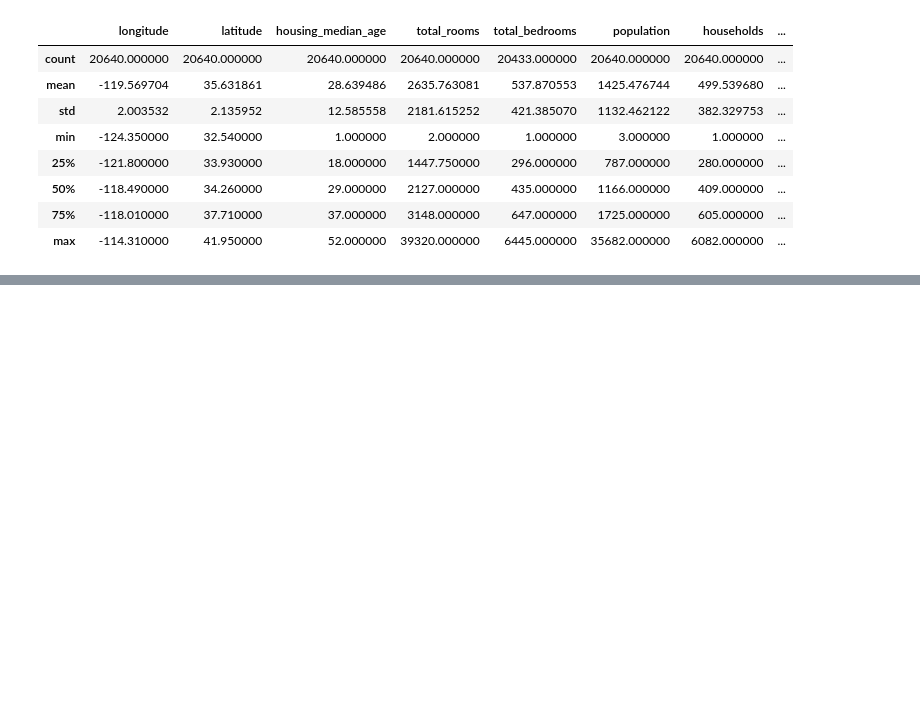
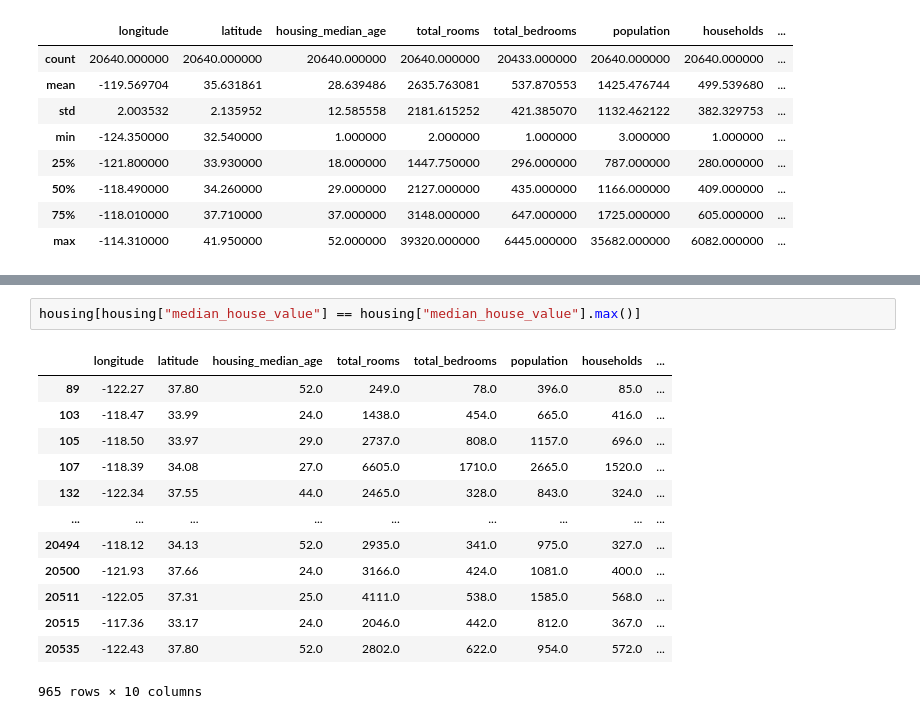
Before and after one commit to Mahnoor-Asad-Khan/day06-08--machine-learning-workflow, a Jupyter notebook: pandas_foundations.ipynb, the cells around one changed output, grey strips where cells are left out. Saved outputs shown, nothing was run; the diff lists cells and outputs as text; blank space fills up the shorter version.

```diff
--- a/pandas_foundations.ipynb
+++ b/pandas_foundations.ipynb
@@ -114,0 +247,16 @@ housing.describe()
+# %%
+housing[housing["median_house_value"] == housing["median_house_value"].max()]
+# %% [output]
+|  | longitude | latitude | housing_median_age | total_rooms | total_bedrooms | population | households | ... |
+| 89 | -122.27 | 37.80 | 52.0 | 249.0 | 78.0 | 396.0 | 85.0 | ... |
+| 103 | -118.47 | 33.99 | 24.0 | 1438.0 | 454.0 | 665.0 | 416.0 | ... |
+| 105 | -118.50 | 33.97 | 29.0 | 2737.0 | 808.0 | 1157.0 | 696.0 | ... |
+| 107 | -118.39 | 34.08 | 27.0 | 6605.0 | 1710.0 | 2665.0 | 1520.0 | ... |
+| 132 | -122.34 | 37.55 | 44.0 | 2465.0 | 328.0 | 843.0 | 324.0 | ... |
+| ... | ... | ... | ... | ... | ... | ... | ... | ... |
+| 20494 | -118.12 | 34.13 | 52.0 | 2935.0 | 341.0 | 975.0 | 327.0 | ... |
+| 20500 | -121.93 | 37.66 | 24.0 | 3166.0 | 424.0 | 1081.0 | 400.0 | ... |
+| 20511 | -122.05 | 37.31 | 25.0 | 4111.0 | 538.0 | 1585.0 | 568.0 | ... |
+| 20515 | -117.36 | 33.17 | 24.0 | 2046.0 | 442.0 | 812.0 | 367.0 | ... |
+| 20535 | -122.43 | 37.80 | 52.0 | 2802.0 | 622.0 | 954.0 | 572.0 | ... |
+965 rows × 10 columns
```
Also changed, not shown: parts of 10 cells of this notebook.
